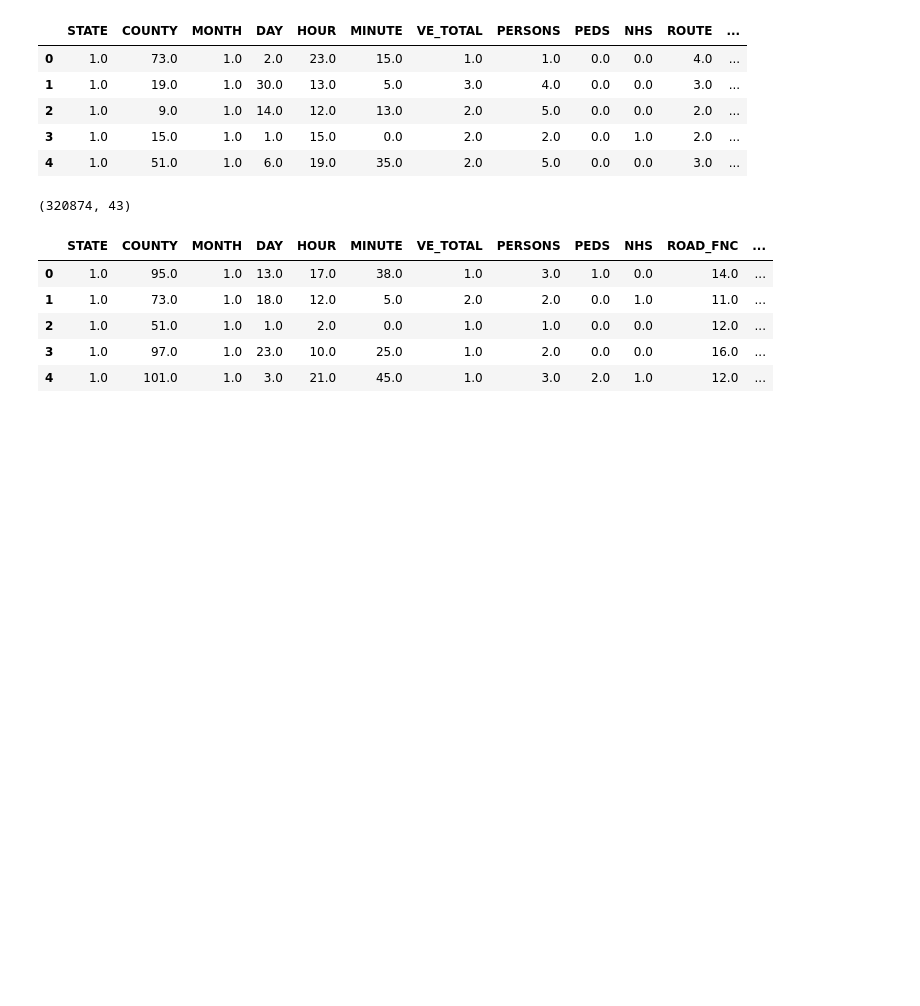
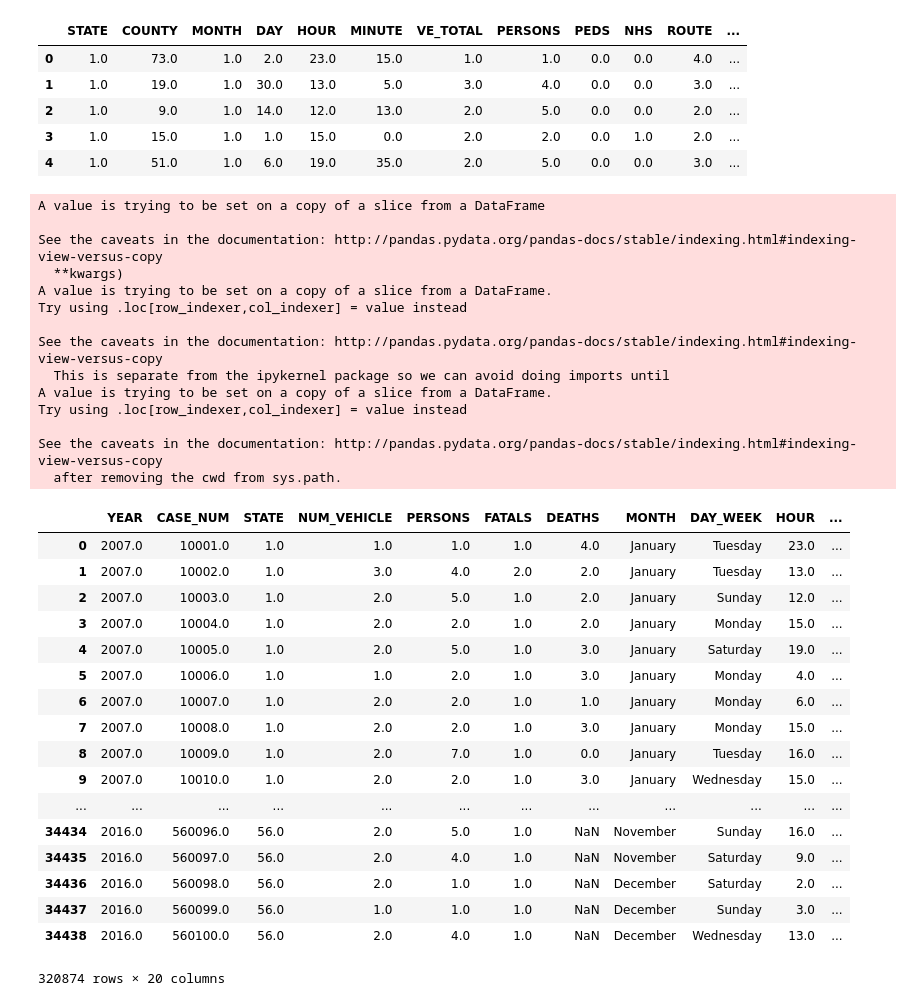
Before and after one commit to junemore/traffic-accidents-analysis, a Jupyter notebook: Project 3.ipynb, the cells around one changed output. Drawn from its saved outputs; the diff is of its cells as text; code cells hidden in the pictures; blank space fills up the shorter version.

```diff
--- a/Project 3.ipynb
+++ b/Project 3.ipynb
@@ -163,16 +163,42 @@ allaccidents.head()
 | 2 | 1.0 | 9.0 | 1.0 | 14.0 | 12.0 | 13.0 | 2.0 | 5.0 | 0.0 | 0.0 | 2.0 | ... |
 | 3 | 1.0 | 15.0 | 1.0 | 1.0 | 15.0 | 0.0 | 2.0 | 2.0 | 0.0 | 1.0 | 2.0 | ... |
 | 4 | 1.0 | 51.0 | 1.0 | 6.0 | 19.0 | 35.0 | 2.0 | 5.0 | 0.0 | 0.0 | 3.0 | ... |
-# %%
-allaccidents.shape
-# %% [output]
-(320874, 43)
-# %%
-accidents08.head()
-# %% [output]
-|  | STATE | COUNTY | MONTH | DAY | HOUR | MINUTE | VE_TOTAL | PERSONS | PEDS | NHS | ROAD_FNC | ... |
-| 0 | 1.0 | 95.0 | 1.0 | 13.0 | 17.0 | 38.0 | 1.0 | 3.0 | 1.0 | 0.0 | 14.0 | ... |
-| 1 | 1.0 | 73.0 | 1.0 | 18.0 | 12.0 | 5.0 | 2.0 | 2.0 | 0.0 | 1.0 | 11.0 | ... |
-| 2 | 1.0 | 51.0 | 1.0 | 1.0 | 2.0 | 0.0 | 1.0 | 1.0 | 0.0 | 0.0 | 12.0 | ... |
-| 3 | 1.0 | 97.0 | 1.0 | 23.0 | 10.0 | 25.0 | 1.0 | 2.0 | 0.0 | 0.0 | 16.0 | ... |
-| 4 | 1.0 | 101.0 | 1.0 | 3.0 | 21.0 | 45.0 | 1.0 | 3.0 | 2.0 | 1.0 | 12.0 | ... |
+# %%
+accidents = allaccidents[['YEAR','ST_CASE','STATE','VE_TOTAL','PERSONS','FATALS','DEATHS','MONTH','DAY_WEEK','HOUR','NHS','LATITUDE','LONGITUD','MAN_COLL','LGT_COND','WEATHER','ARR_HOUR','ARR_MIN','CF1','DRUNK_DR']]
+accidents.rename(columns={'ST_CASE':'CASE_NUM','VE_TOTAL':'NUM_VEHICLE','NHS': 'HIGHWAY', 'MAN_COLL': 'COLLISION_TYPE','LGT_COND':'LIGHT_CONDITION','CF1':'CRASH_FACTOR','DRUNK_DR':'DRUNK_DRIVE'}, inplace=True)
+accidents['MONTH'] = accidents['MONTH'].map({1.0:'January', 2.0:'February', 3.0: 'March', 4.0:'April', 5.0:'May', 6.0:'June', 7.0:'July', 8.0:'August',9.0: 'September', 10.0:'October', 11.0:'November', 12.0:'December'})
+accidents['DAY_WEEK']= accidents['DAY_WEEK'].map({1.0:'Sunday',2.0:'Monday', 3.0:'Tuesday', 4.0: 'Wednesday', 5.0:'Thursday', 6.0:'Friday', 7.0:'Saturday'})
+accidents
+# %% [output]
+A value is trying to be set on a copy of a slice from a DataFrame
+
+See the caveats in the documentation: http://pandas.pydata.org/pandas-docs/stable/indexing.html#indexing-view-versus-copy
+  **kwargs)
+A value is trying to be set on a copy of a slice from a DataFrame.
+Try using .loc[row_indexer,col_indexer] = value instead
+
+See the caveats in the documentation: http://pandas.pydata.org/pandas-docs/stable/indexing.html#indexing-view-versus-copy
+  This is separate from the ipykernel package so we can avoid doing imports until
+A value is trying to be set on a copy of a slice from a DataFrame.
+Try using .loc[row_indexer,col_indexer] = value instead
+
+See the caveats in the documentation: http://pandas.pydata.org/pandas-docs/stable/indexing.html#indexing-view-versus-copy
+  after removing the cwd from sys.path.
+|  | YEAR | CASE_NUM | STATE | NUM_VEHICLE | PERSONS | FATALS | DEATHS | MONTH | DAY_WEEK | HOUR | ... |
+| 0 | 2007.0 | 10001.0 | 1.0 | 1.0 | 1.0 | 1.0 | 4.0 | January | Tuesday | 23.0 | ... |
+| 1 | 2007.0 | 10002.0 | 1.0 | 3.0 | 4.0 | 2.0 | 2.0 | January | Tuesday | 13.0 | ... |
+| 2 | 2007.0 | 10003.0 | 1.0 | 2.0 | 5.0 | 1.0 | 2.0 | January | Sunday | 12.0 | ... |
+| 3 | 2007.0 | 10004.0 | 1.0 | 2.0 | 2.0 | 1.0 | 2.0 | January | Monday | 15.0 | ... |
+| 4 | 2007.0 | 10005.0 | 1.0 | 2.0 | 5.0 | 1.0 | 3.0 | January | Saturday | 19.0 | ... |
+| 5 | 2007.0 | 10006.0 | 1.0 | 1.0 | 2.0 | 1.0 | 3.0 | January | Monday | 4.0 | ... |
+| 6 | 2007.0 | 10007.0 | 1.0 | 2.0 | 2.0 | 1.0 | 1.0 | January | Monday | 6.0 | ... |
+| 7 | 2007.0 | 10008.0 | 1.0 | 2.0 | 2.0 | 1.0 | 3.0 | January | Monday | 15.0 | ... |
+| 8 | 2007.0 | 10009.0 | 1.0 | 2.0 | 7.0 | 1.0 | 0.0 | January | Tuesday | 16.0 | ... |
+| 9 | 2007.0 | 10010.0 | 1.0 | 2.0 | 2.0 | 1.0 | 3.0 | January | Wednesday | 15.0 | ... |
+| ... | ... | ... | ... | ... | ... | ... | ... | ... | ... | ... | ... |
+| 34434 | 2016.0 | 560096.0 | 56.0 | 2.0 | 5.0 | 1.0 | NaN | November | Sunday | 16.0 | ... |
+| 34435 | 2016.0 | 560097.0 | 56.0 | 2.0 | 4.0 | 1.0 | NaN | November | Saturday | 9.0 | ... |
+| 34436 | 2016.0 | 560098.0 | 56.0 | 2.0 | 1.0 | 1.0 | NaN | December | Saturday | 2.0 | ... |
+| 34437 | 2016.0 | 560099.0 | 56.0 | 1.0 | 1.0 | 1.0 | NaN | December | Sunday | 3.0 | ... |
+| 34438 | 2016.0 | 560100.0 | 56.0 | 2.0 | 4.0 | 1.0 | NaN | December | Wednesday | 13.0 | ... |
+320874 rows × 20 columns
```
Also changed, not shown: parts of 1 cell of this notebook.
